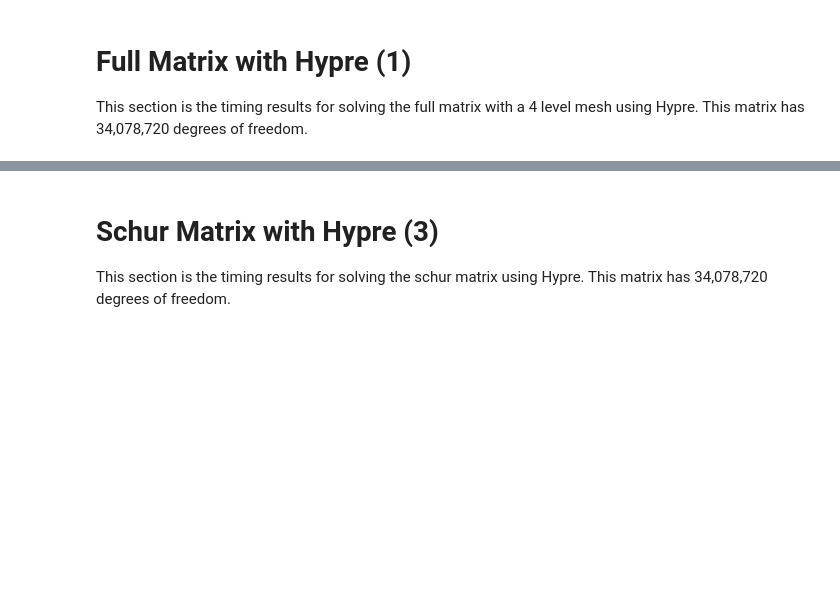
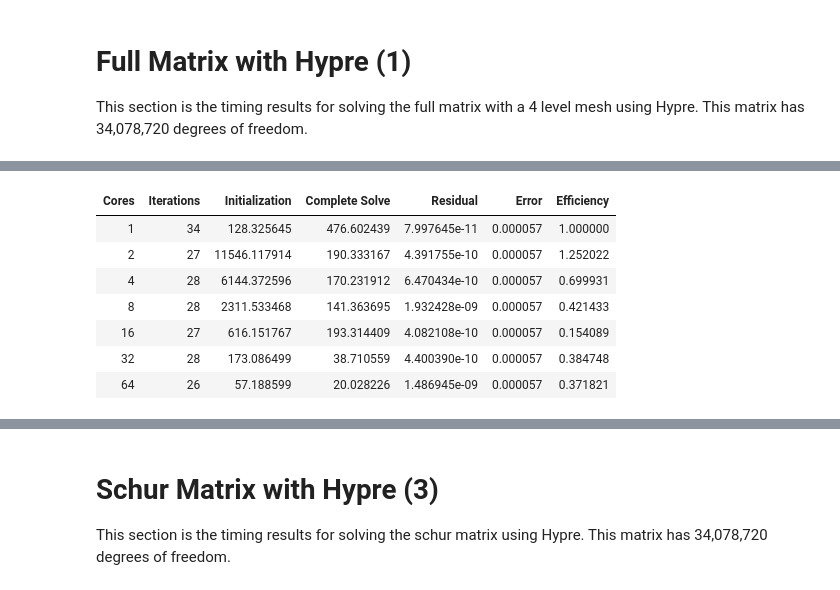
Before and after one commit to GEM3D/pressurePoissonSolver, a Jupyter notebook: results/2D_Poisson_Solver_Timing_4_mesh_Div_4.ipynb, the cells around one changed output, grey strips where cells are left out. Drawn from its saved outputs; the diff is of its cells as text; code cells hidden in the pictures; blank space fills up the shorter version.

```diff
--- a/results/2D_Poisson_Solver_Timing_4_mesh_Div_4.ipynb
+++ b/results/2D_Poisson_Solver_Timing_4_mesh_Div_4.ipynb
@@ -49,3 +59,46 @@ df1.style.set_caption("Degrees of freedom {:,}".format(DOF)).background_gradient
+# %%
+DOF = 34078720
+Petsc_Hypre_Full_Cores = np.array([1,2,4,8,16,32,64])
+Petsc_Hypre_Full_Iterations = np.array([34,27,28,28,27,28,26])
+Petsc_Hypre_Full_Residual = np.array([7.9976445136954e-11,4.3917548970099e-10,6.4704339012435e-10,1.9324278541092e-09,
+                                     4.0821075917735e-10,4.4003896514588e-10,1.4869446851759e-09])
+Petsc_Hypre_Full_Error = np.array([5.7477243214081e-05,5.7477243211879e-05,5.7477243614010e-05,5.7477243443533e-05,
+                                  5.7477243088387e-05,5.7477243356880e-05,5.7477243857231e-05])
+Petsc_Hypre_Full_Domain = np.array([9.3102967615,5.1269353037,2.611479996,1.3450369165,0.7135825006,0.3488844725,
+                                   0.1807510907])
+Petsc_Hypre_Full_Matrix = np.array([13.032011544,25.0749537139,4.4373953527,3.8531181364,1.366117364,0.6402525276,
+                                   0.3294294296])
+Petsc_Hypre_Full_Petsc = np.array([46.4756566226,5745.420527928,3066.443153691,1151.2410815,306.3529630837,
+                                  85.7285275946,28.1744626598])
+Petsc_Hypre_Full_LSS = np.array([59.5076796164,5770.495496813,3070.880566557,1155.094231552,307.7191039032,
+                                86.3688345358,28.5039559665])
+Petsc_Hypre_Full_LinS = np.array([476.6024337533,190.3331587672,170.2305327598,141.3615025816,193.3138339359,
+                                 38.7094688379,20.0269674999])
+Petsc_Hypre_Full_CS = np.array([476.6024388832,190.3331671641,170.231912361,141.3636954507,193.3144093905,
+                               38.7105592318,20.028225786])
+Petsc_Hypre_Full_Eff = Petsc_Hypre_Full_CS[0]/(Petsc_Hypre_Full_CS*Petsc_Hypre_Full_Cores)
+
+Initialization = Petsc_Hypre_Full_Domain + Petsc_Hypre_Full_Matrix + Petsc_Hypre_Full_Petsc + Petsc_Hypre_Full_LSS
+
+Petsc_Hypre_Full_Eff = Petsc_Hypre_Full_CS[0]/(Petsc_Hypre_Full_CS*Petsc_Hypre_Full_Cores)
+
+d = {"Cores": Petsc_Hypre_Full_Cores,"Iterations": Petsc_Hypre_Full_Iterations,"Residual": Petsc_Hypre_Full_Residual,
+    "Error": Petsc_Hypre_Full_Error,"Initialization": Initialization,"Linear Solve": Petsc_Hypre_Full_LinS,
+    "Complete Solve": Petsc_Hypre_Full_CS,"Efficiency": Petsc_Hypre_Full_Eff}
+df1 =  pd.DataFrame(data = d)
+df1 = df1[["Cores","Iterations","Initialization","Complete Solve","Residual","Error","Efficiency"]]
+nform = {"Error" : "{:6.2e}".format, "Residual" : "{:6.2e}".format}
+
+display(HTML(df1.to_html(index=False)))
+# %% [output]
+| Cores | Iterations | Initialization | Complete Solve | Residual | Error | Efficiency |
+| 1 | 34 | 128.325645 | 476.602439 | 7.997645e-11 | 0.000057 | 1.000000 |
+| 2 | 27 | 11546.117914 | 190.333167 | 4.391755e-10 | 0.000057 | 1.252022 |
+| 4 | 28 | 6144.372596 | 170.231912 | 6.470434e-10 | 0.000057 | 0.699931 |
+| 8 | 28 | 2311.533468 | 141.363695 | 1.932428e-09 | 0.000057 | 0.421433 |
+| 16 | 27 | 616.151767 | 193.314409 | 4.082108e-10 | 0.000057 | 0.154089 |
+| 32 | 28 | 173.086499 | 38.710559 | 4.400390e-10 | 0.000057 | 0.384748 |
+| 64 | 26 | 57.188599 | 20.028226 | 1.486945e-09 | 0.000057 | 0.371821 |
 # %%
 x = Petsc_Hypre_Full_Cores
 y = Petsc_Hypre_Full_CS
```
Also changed, not shown: parts of 8 cells of this notebook.
